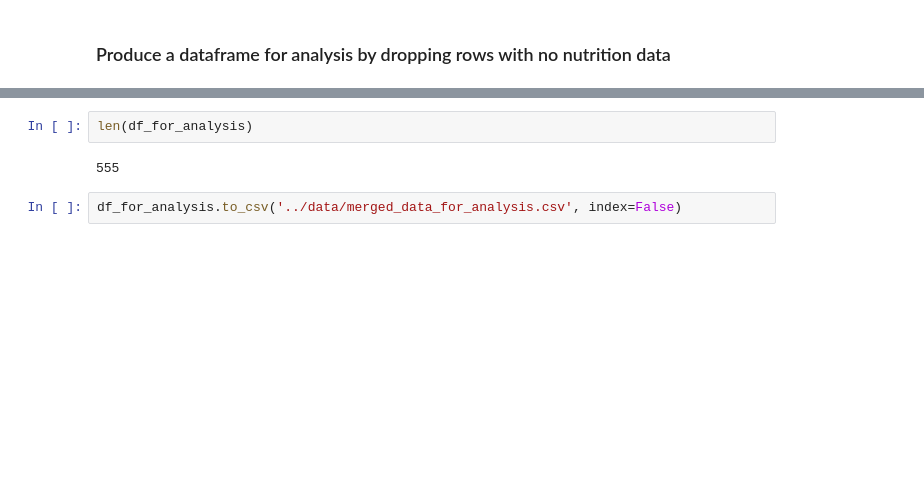
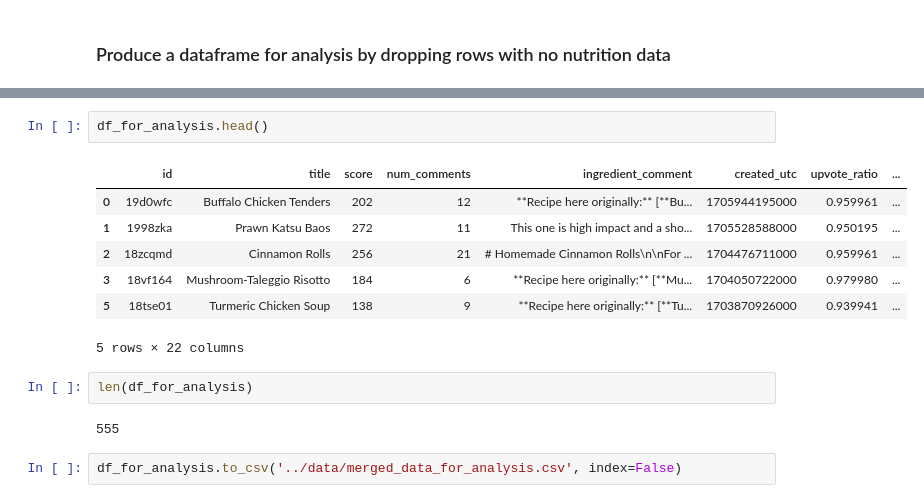
Before and after one commit to lse-ds105/ds105a-project-chadgpt, a Jupyter notebook: notebooks/04 Tests for Cosine Similarity.ipynb, the cells around one changed output, grey strips where cells are left out. Saved outputs shown, nothing was run; the diff lists cells and outputs as text; blank space fills up the shorter version.

```diff
--- a/notebooks/04 Tests for Cosine Similarity.ipynb
+++ b/notebooks/04 Tests for Cosine Similarity.ipynb
@@ -217,3 +195,13 @@ memory usage: 78.0+ KB
+# %%
+df_for_analysis.head()
+# %% [output]
+|  | id | title | score | num_comments | ingredient_comment | created_utc | upvote_ratio | ... |
+| 0 | 19d0wfc | Buffalo Chicken Tenders | 202 | 12 | **Recipe here originally:** [**Bu... | 1705944195000 | 0.959961 | ... |
+| 1 | 1998zka | Prawn Katsu Baos | 272 | 11 | This one is high impact and a sho... | 1705528588000 | 0.950195 | ... |
+| 2 | 18zcqmd | Cinnamon Rolls | 256 | 21 | # Homemade Cinnamon Rolls\n\nFor ... | 1704476711000 | 0.959961 | ... |
+| 3 | 18vf164 | Mushroom-Taleggio Risotto | 184 | 6 | **Recipe here originally:** [**Mu... | 1704050722000 | 0.979980 | ... |
+| 5 | 18tse01 | Turmeric Chicken Soup | 138 | 9 | **Recipe here originally:** [**Tu... | 1703870926000 | 0.939941 | ... |
+5 rows × 22 columns
 # %%
 len(df_for_analysis)
 # %% [output]
```
Also changed, not shown: parts of 7 cells of this notebook, 3 other files.
